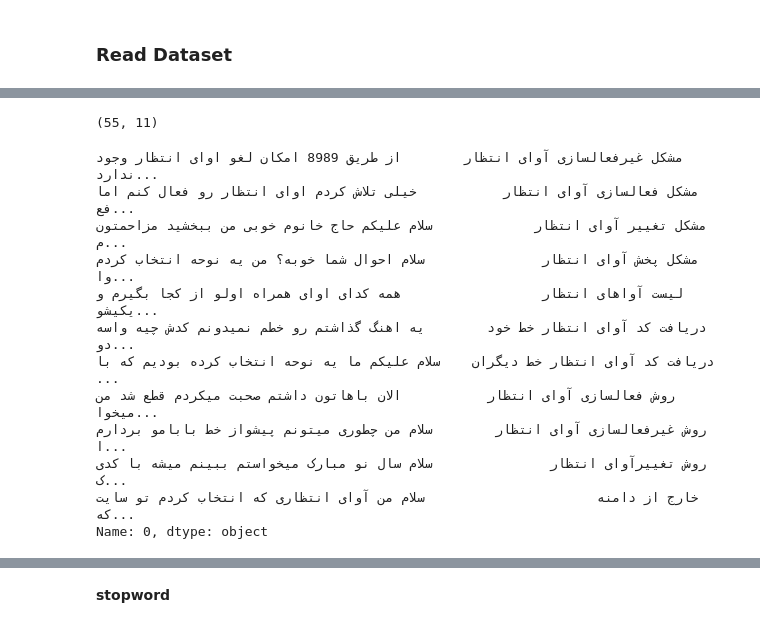
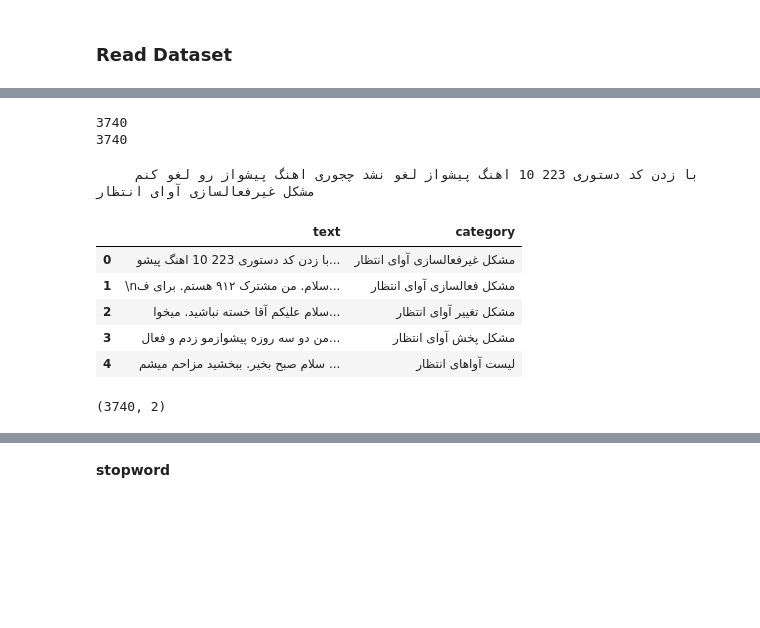
Before and after one commit to danfarh/intent-recognition, a Jupyter notebook: intent_recognition_BERT.ipynb, the cells around one changed output, grey strips where cells are left out. Drawn from its saved outputs; the diff is of its cells as text; code cells hidden in the pictures; blank space fills up the shorter version.

```diff
--- a/intent_recognition_BERT.ipynb
+++ b/intent_recognition_BERT.ipynb
@@ -24,0 +77,12 @@ df.head()
+# %%
+print(len(train_data["text"]))
+print(len(train_data["category"]))
+# %% [output]
+3740
+3740
+# %%
+print(train_data["text"][0])
+print(train_data["category"][0])
+# %% [output]
+     با زدن کد دستوری 223 10 اهنگ پیشواز لغو نشد چجوری اهنگ پیشواز رو لغو کنم
+مشکل غیرفعالسازی آوای انتظار
@@ -25,19 +92,13 @@ df.head()
+# %%
+train_dataset.head()
+# %% [output]
+|  | text | category |
+| 0 | با زدن کد دستوری 223 10 اهنگ پیشو... | مشکل غیرفعالسازی آوای انتظار |
+| 1 | \nسلام. من مشترک ۹۱۲ هستم. برای ف... | مشکل فعالسازی آوای انتظار |
+| 2 | سلام علیکم آقا خسته نباشید. میخوا... | مشکل تغییر آوای انتظار |
+| 3 | من دو سه روزه پیشوازمو زدم و فعال... | مشکل پخش آوای انتظار |
+| 4 | سلام صبح بخیر. ببخشید مزاحم میشم ... | لیست آواهای انتظار |
 # %%
-df.shape
+train_dataset.shape
 # %% [output]
-(55, 11)
+(3740, 2)
-# %%
-df.iloc[0]
-# %% [output]
-مشکل غیرفعالسازی آوای انتظار        از طریق 8989 امکان لغو اوای انتظار وجود ندارد...
-مشکل فعالسازی آوای انتظار           خیلی تلاش کردم اوای انتظار رو فعال کنم اما فع...
-مشکل تغییر آوای انتظار             سلام علیکم حاج خانوم خوبی من ببخشید مزاحمتون م...
-مشکل پخش آوای انتظار               سلام احوال شما خوبه؟ من یه نوحه انتخاب کردم وا...
-لیست آواهای انتظار                  همه کدای اوای همراه اولو از کجا بگیرم و یکیشو...
-دریافت کد آوای انتظار خط خود        یه اهنگ گذاشتم رو خطم نمیدونم کدش چیه واسه دو...
-دریافت کد آوای انتظار خط دیگران    سلام علیکم ما یه نوحه انتخاب کرده بودیم که با ...
-روش فعالسازی آوای انتظار           الان باهاتون داشتم صحبت میکردم قطع شد من میخوا...
-روش غیرفعالسازی آوای انتظار        سلام من چطوری میتونم پیشواز خط بابامو بردارم ا...
-روش تغییرآوای انتظار               سلام سال نو مبارک میخواستم ببینم میشه با کدی ک...
-خارج از دامنه                      سلام من آوای انتظاری که انتخاب کردم تو سایت که...
-Name: 0, dtype: object
```
Also changed, not shown: parts of 55 cells of this notebook.
